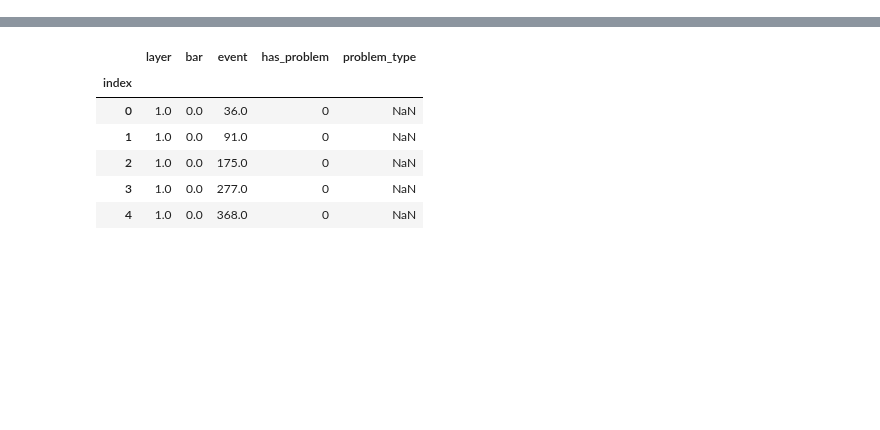
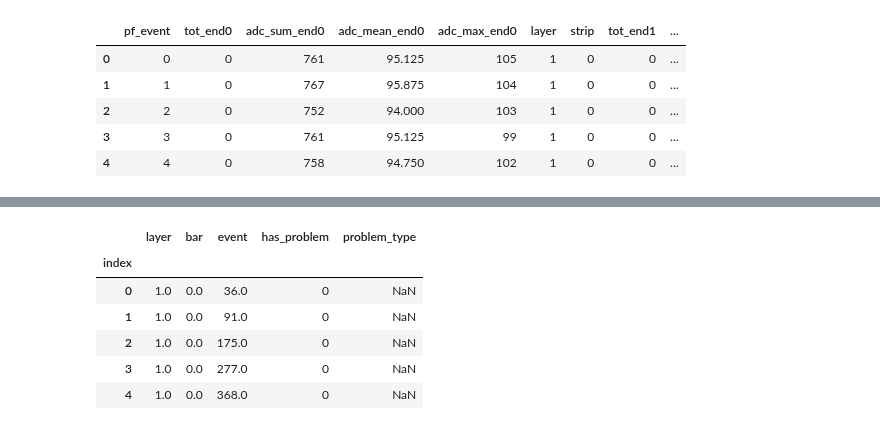
Before and after one commit to gajdangreta/hcalTestBeam, a Jupyter notebook: hcalEnv/notebooks/pulse_analysis.ipynb, the cells around one changed output, grey strips where cells are left out. Cells and saved outputs as stored; diff of their text form; code cells hidden in the pictures; blank space fills up the shorter version.

```diff
--- a/hcalEnv/notebooks/pulse_analysis.ipynb
+++ b/hcalEnv/notebooks/pulse_analysis.ipynb
@@ -9,2 +16,13 @@ from event_selections import *
 # %%
 pd.set_option('display.max_columns', None)
+# %%
+c_folder="../../data/calibration/"
+d_folder="../../data/runData/"
+r_n=307
+
+Path("../../plots").mkdir(parents=True, exist_ok=True)
+Path("../../plots/run_"+str(r_n)).mkdir(parents=True, exist_ok=True)
+p_folder="../../plots/run_"+str(r_n)+"/"
+# %%
+%%time
+p,m,r=import_data(c_folder,d_folder, r_n, is_it_pulsed=False)
@@ -10,0 +32,3 @@ pd.set_option('display.max_columns', None)
+# %%
+%%time
+r=select_bars_with_data(r,p, subtract_pedestal=True, is_it_pulsed=False) #this needs to be run as it's own cell
@@ -11,3 +57,12 @@ pd.set_option('display.max_columns', None)
+# %%
+r.head()
+# %% [output]
+|  | pf_event | tot_end0 | adc_sum_end0 | adc_mean_end0 | adc_max_end0 | layer | strip | tot_end1 | ... |
+| 0 | 0 | 0 | 761 | 95.125 | 105 | 1 | 0 | 0 | ... |
+| 1 | 1 | 0 | 767 | 95.875 | 104 | 1 | 0 | 0 | ... |
+| 2 | 2 | 0 | 752 | 94.000 | 103 | 1 | 0 | 0 | ... |
+| 3 | 3 | 0 | 761 | 95.125 | 99 | 1 | 0 | 0 | ... |
+| 4 | 4 | 0 | 758 | 94.750 | 102 | 1 | 0 | 0 | ... |
 # %%
 def drop_columns(df):
     #kept_columns=['layer', 'strip', 'pedestal', 'pf_event', 'adc_sum_end0', 'adc_sum_end1', 'end', 'mpv', 'std_dev']
```
Also changed, not shown: parts of 7 cells of this notebook, 1 other file.
